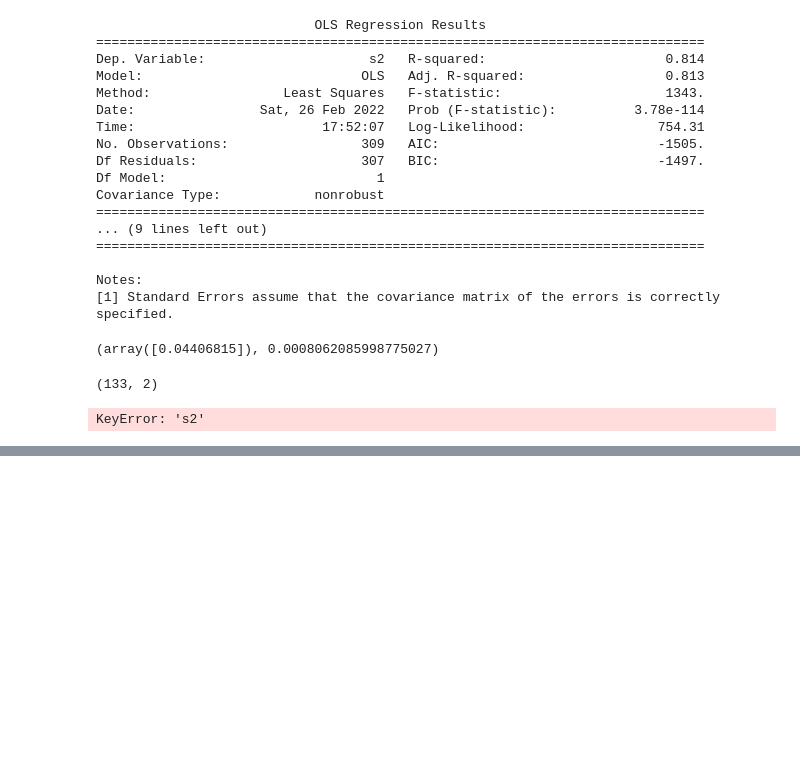
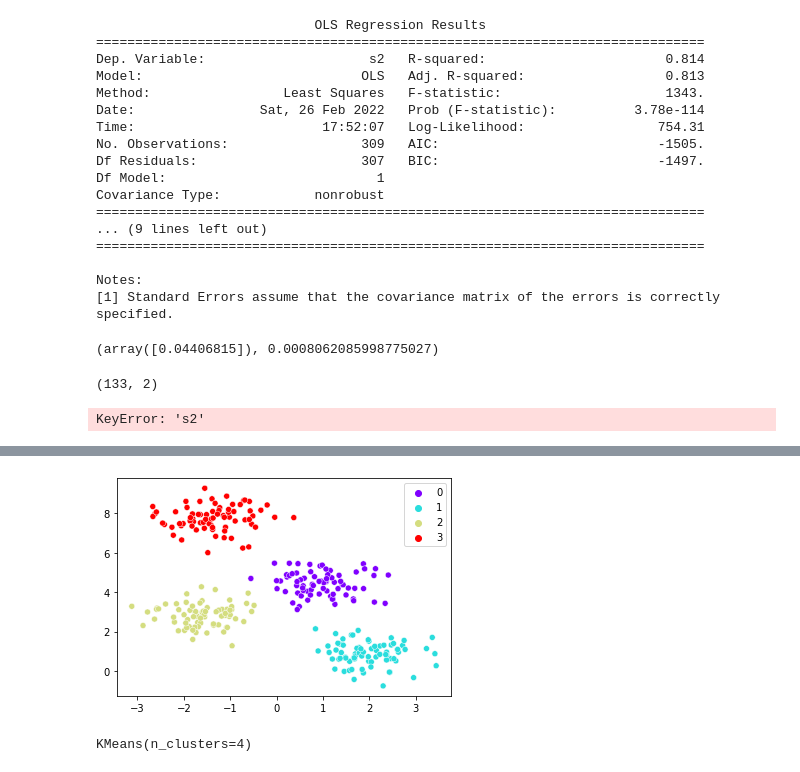
Before and after one commit to Fannyjiang88/csx4501, a Jupyter notebook: Class/Assignment/WK 7/WK 7 Assignment.ipynb, the cells around one changed output, grey strips where cells are left out. Drawn from its saved outputs; the diff is of its cells as text; code cells hidden in the pictures; blank space fills up the shorter version.

```diff
--- a/Class/Assignment/WK 7/WK 7 Assignment.ipynb
+++ b/Class/Assignment/WK 7/WK 7 Assignment.ipynb
@@ -255,0 +252,9 @@ df = pd.DataFrame(X, columns=['x1','x2'])
+# %%
+sns.scatterplot(x=X[:,0],y=X[:,1],hue=y,palette='rainbow');
+# %% [output]
+[figure, added]
+# %%
+kmeans = KMeans(n_clusters=4)
+kmeans.fit(X)
+# %% [output]
+KMeans(n_clusters=4)
```
Also changed, not shown: parts of 30 cells of this notebook.
